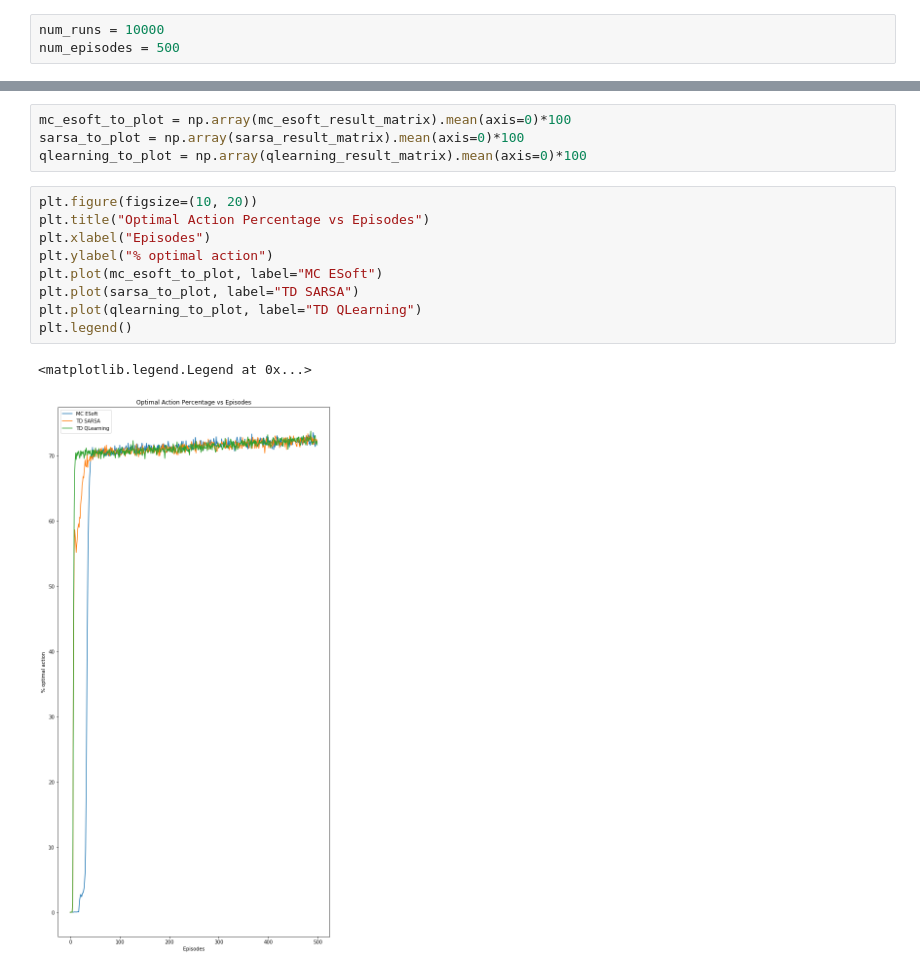
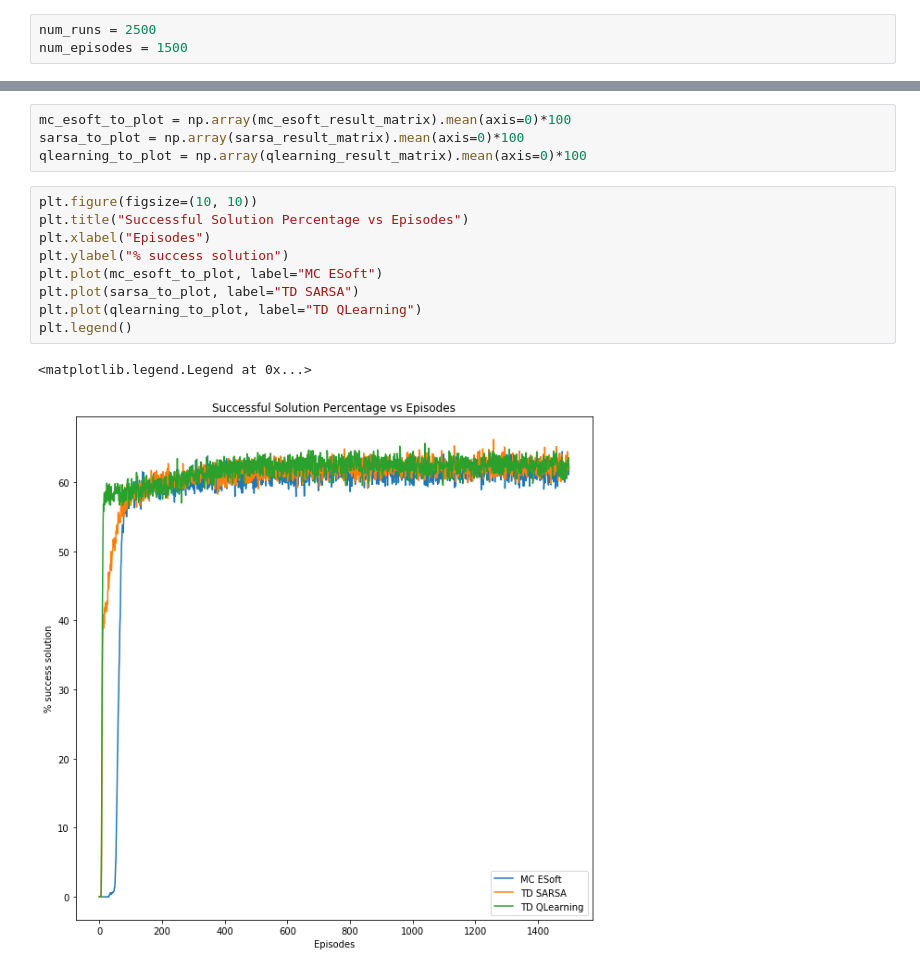
Before and after one commit to sharmilisrinivasan/RL, a Jupyter notebook: IISc_Project/Sudoku - Study MC, SARSA, QLearning.ipynb, the cells around one changed output, grey strips where cells are left out. Cells and saved outputs as stored; diff of their text form.

```diff
--- a/IISc_Project/Sudoku - Study MC, SARSA, QLearning.ipynb
+++ b/IISc_Project/Sudoku - Study MC, SARSA, QLearning.ipynb
@@ -8,8 +8,8 @@ from mc_esoft import MCAgent, MCEpisode
 from td_sarsa import SarsaAgent, SarsaEpisode
 from td_q_learning import QLearningAgent, QLearningEpisode
 # %%
-num_runs = 10000
-num_episodes = 500
+num_runs = 2500
+num_episodes = 1500
 # %%
 def run_episode(EpisodeClass, AgentClass):
     rl_agent = AgentClass()
@@ -51,14 +51,14 @@ mc_esoft_to_plot = np.array(mc_esoft_result_matrix).mean(axis=0)*100
 sarsa_to_plot = np.array(sarsa_result_matrix).mean(axis=0)*100
 qlearning_to_plot = np.array(qlearning_result_matrix).mean(axis=0)*100
 # %%
-plt.figure(figsize=(10, 20))
-plt.title("Optimal Action Percentage vs Episodes")
+plt.figure(figsize=(10, 10))
+plt.title("Successful Solution Percentage vs Episodes")
 plt.xlabel("Episodes")
-plt.ylabel("% optimal action")
+plt.ylabel("% success solution")
 plt.plot(mc_esoft_to_plot, label="MC ESoft")
 plt.plot(sarsa_to_plot, label="TD SARSA")
 plt.plot(qlearning_to_plot, label="TD QLearning")
 plt.legend()
 # %% [output]
 <matplotlib.legend.Legend at 0x...>
-[figure, old version]
+[figure, new version]
```
Also changed, not shown: parts of 1 cell of this notebook, 2 other files.
